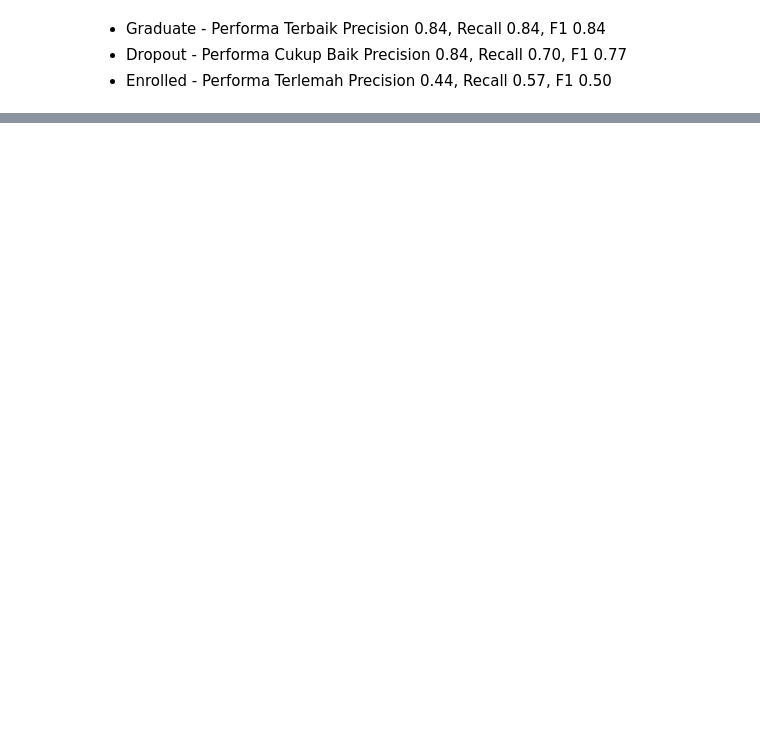
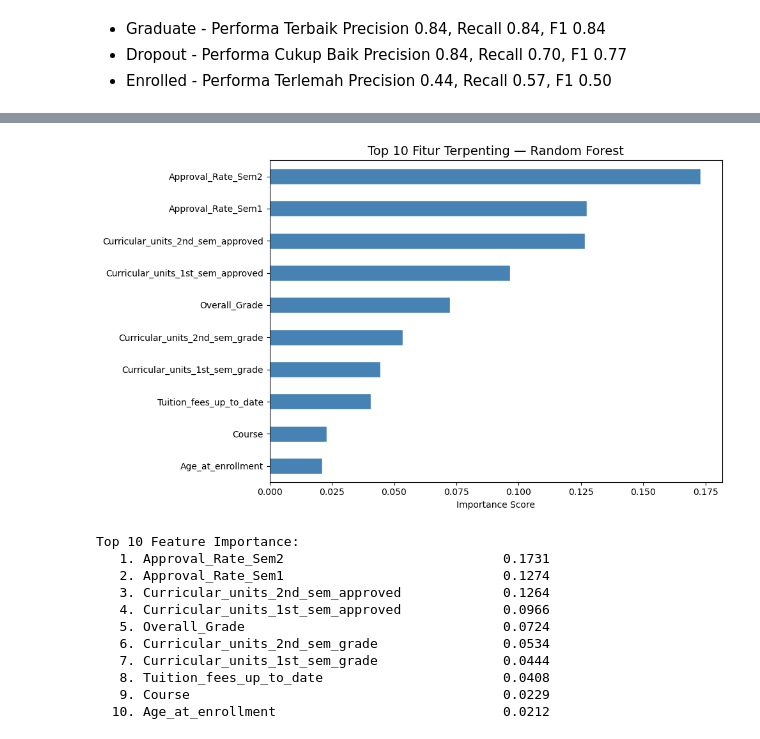
Before and after one commit to donnycharles88/Submission-Data-Science, a Jupyter notebook: notebook.ipynb, the cells around one changed output, grey strips where cells are left out. Cells and saved outputs as stored; diff of their text form; code cells hidden in the pictures; blank space fills up the shorter version.

```diff
--- a/notebook.ipynb
+++ b/notebook.ipynb
@@ -275,0 +142,26 @@ Name: proportion, dtype: float64
+# %%
+df_model = df[df['Status'].isin(['Dropout','Graduate'])].copy()
+print(f"Data awal        : {len(df)}")
+print(f"Enrolled eksklusi: {len(df[df['Status']=='Enrolled'])}")
+print(f"Data training    : {len(df_model)}")
+
+
+df_model['Approval_Rate_Sem1'] = (
+    df_model['Curricular_units_1st_sem_approved'] /
+    df_model['Curricular_units_1st_sem_enrolled'].replace(0, 1)
+)
+df_model['Approval_Rate_Sem2'] = (
+    df_model['Curricular_units_2nd_sem_approved'] /
+    df_model['Curricular_units_2nd_sem_enrolled'].replace(0, 1)
+)
+df_model['Overall_Grade'] = (
+    df_model['Curricular_units_1st_sem_grade'] +
+    df_model['Curricular_units_2nd_sem_grade']
+) / 2
+df_model['Total_Units_Enrolled'] = (
+    df_model['Curricular_units_1st_sem_enrolled'] +
+    df_model['Curricular_units_2nd_sem_enrolled']
+)
+
+print("\n✅ Feature engineering selesai (4 fitur baru ditambahkan)")
+print(df_model['Status'].value_counts())
@@ -483,0 +291,26 @@ df.to_csv('student_performance_metabase.csv', index=False, encoding='utf-8')
+# %%
+fi = pd.Series(model.feature_importances_, index=FEATURE_COLS).sort_values(ascending=False)
+
+plt.figure(figsize=(10, 6))
+fi.head(10)[::-1].plot(kind='barh', color='steelblue', edgecolor='white')
+plt.title('Top 10 Fitur Terpenting — Random Forest', fontsize=14)
+plt.xlabel('Importance Score')
+plt.tight_layout()
+plt.show()
+
+print("\nTop 10 Feature Importance:")
+for i, (feat, score) in enumerate(fi.head(10).items(), 1):
+    print(f"  {i:2}. {feat:<45} {score:.4f}")
+# %% [output]
+[figure, added]
+Top 10 Feature Importance:
+   1. Approval_Rate_Sem2                            0.1731
+   2. Approval_Rate_Sem1                            0.1274
+   3. Curricular_units_2nd_sem_approved             0.1264
+   4. Curricular_units_1st_sem_approved             0.0966
+   5. Overall_Grade                                 0.0724
+   6. Curricular_units_2nd_sem_grade                0.0534
+   7. Curricular_units_1st_sem_grade                0.0444
+   8. Tuition_fees_up_to_date                       0.0408
+   9. Course                                        0.0229
+  10. Age_at_enrollment                             0.0212
```
Also changed, not shown: parts of 38 cells of this notebook.
